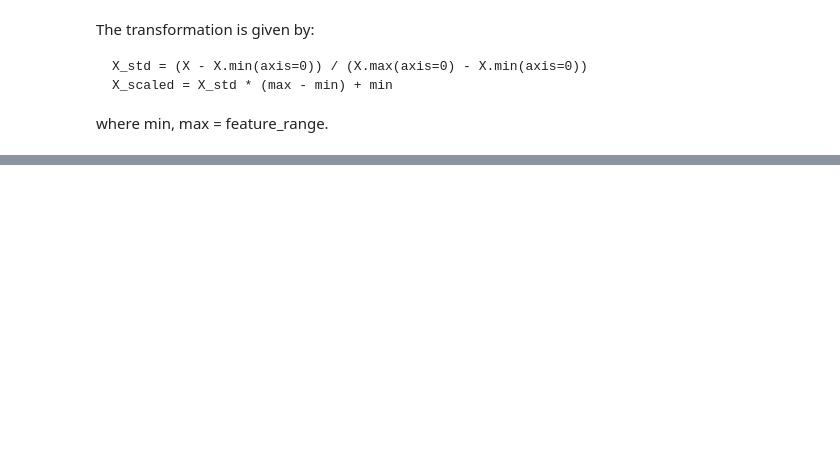
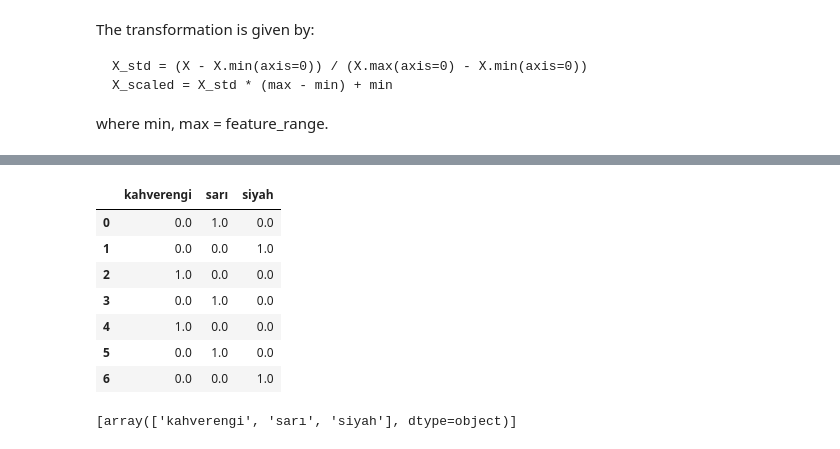
Before and after one commit to akalinirem/data_mining, a Jupyter notebook: pages/scikit-learn_library.ipynb, the cells around one changed output, grey strips where cells are left out. Drawn from its saved outputs; the diff is of its cells as text; code cells hidden in the pictures; blank space fills up the shorter version.

```diff
--- a/pages/scikit-learn_library.ipynb
+++ b/pages/scikit-learn_library.ipynb
@@ -143,0 +309,2 @@ array([[0.22222222, 0.625     , 0.06779661, 0.04166667],
+# %%
+df_sac.columns = ['sac_renkleri']
@@ -143,0 +322,21 @@ array([[0.22222222, 0.625     , 0.06779661, 0.04166667],
+# %%
+onehot = OneHotEncoder()
+# %%
+df_2 = pd.DataFrame(onehot.fit_transform(df_sac).toarray()) # fit --> matris --> numpy
+# %%
+df_2.columns = onehot.categories_
+# %%
+df_2
+# %% [output]
+|  | kahverengi | sarı | siyah |
+| 0 | 0.0 | 1.0 | 0.0 |
+| 1 | 0.0 | 0.0 | 1.0 |
+| 2 | 1.0 | 0.0 | 0.0 |
+| 3 | 0.0 | 1.0 | 0.0 |
+| 4 | 1.0 | 0.0 | 0.0 |
+| 5 | 0.0 | 1.0 | 0.0 |
+| 6 | 0.0 | 0.0 | 1.0 |
+# %%
+onehot.categories_
+# %% [output]
+[array(['kahverengi', 'sarı', 'siyah'], dtype=object)]
```
Also changed, not shown: parts of 35 cells of this notebook.
